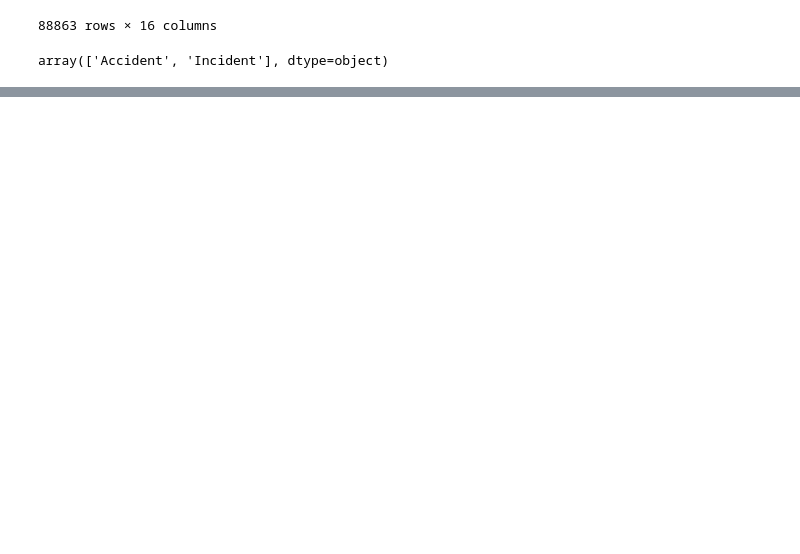
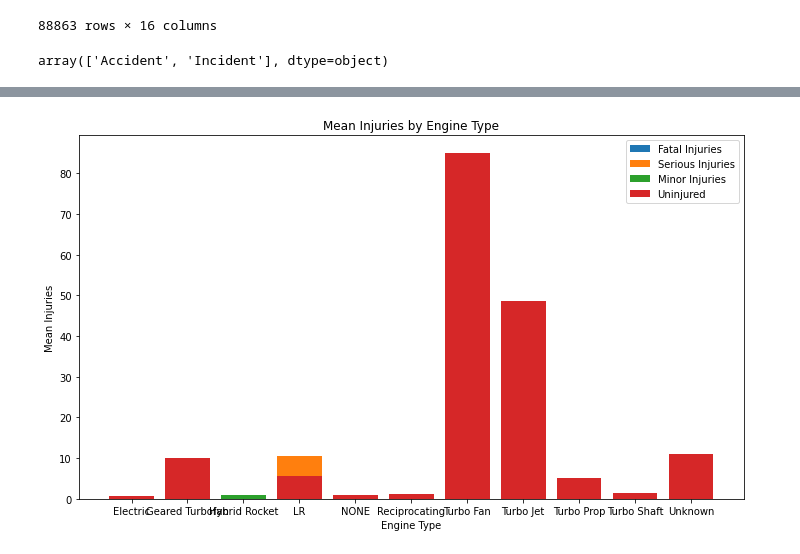
Before and after one commit to nyange21/dsc-phase-1-project-v3, a Jupyter notebook: student.ipynb, the cells around one changed output, grey strips where cells are left out. Saved outputs shown, nothing was run; the diff lists cells and outputs as text; code cells hidden in the pictures; blank space fills up the shorter version.

```diff
--- a/student.ipynb
+++ b/student.ipynb
@@ -302,0 +528,5 @@ array(['Accident', 'Incident'], dtype=object)
+# %%
+df['Engine.Type'].replace('UNK','Unknown', inplace = True)
+df['Engine.Type'].replace('NONE','Unknown', inplace = True)
+df['Engine.Type'].replace('None','Unknown', inplace = True)
+df['Engine.Type'].replace('Unk','Unknown', inplace = True)
@@ -302,0 +542,9 @@ array(['Accident', 'Incident'], dtype=object)
+# %%
+# Checking which engene to concider when purchasing an aiircraft
+engine_group=df.groupby(['Engine.Type']).agg({
+    'Total.Fatal.Injuries': 'mean',
+    'Total.Serious.Injuries': 'mean',
+    'Total.Minor.Injuries': 'mean',
+    'Total.Uninjured': 'mean'
+}).reset_index()
+engine_group
@@ -302,0 +564,19 @@ array(['Accident', 'Incident'], dtype=object)
+# %%
+
+fig, ax = plt.subplots(figsize=(10, 6))
+
+ax.bar(engine_group['Engine.Type'], engine_group['Total.Fatal.Injuries'], label='Fatal Injuries')
+ax.bar(engine_group['Engine.Type'], engine_group['Total.Serious.Injuries'], label='Serious Injuries')
+ax.bar(engine_group['Engine.Type'], engine_group['Total.Minor.Injuries'], label='Minor Injuries')
+ax.bar(engine_group['Engine.Type'], engine_group['Total.Uninjured'], label='Uninjured')
+
+ax.set_title('Mean Injuries by Engine Type')
+ax.set_xlabel('Engine Type')
+ax.set_ylabel('Mean Injuries')
+
+ax.legend()
+plt.tight_layout()
+
+plt.show()
+# %% [output]
+[figure, added]
```
Also changed, not shown: parts of 24 cells of this notebook, 1 other file.
